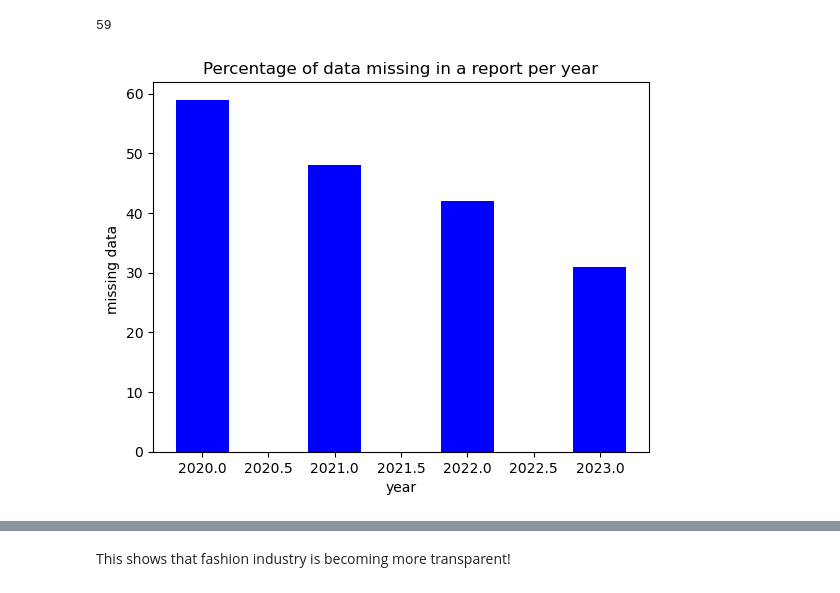
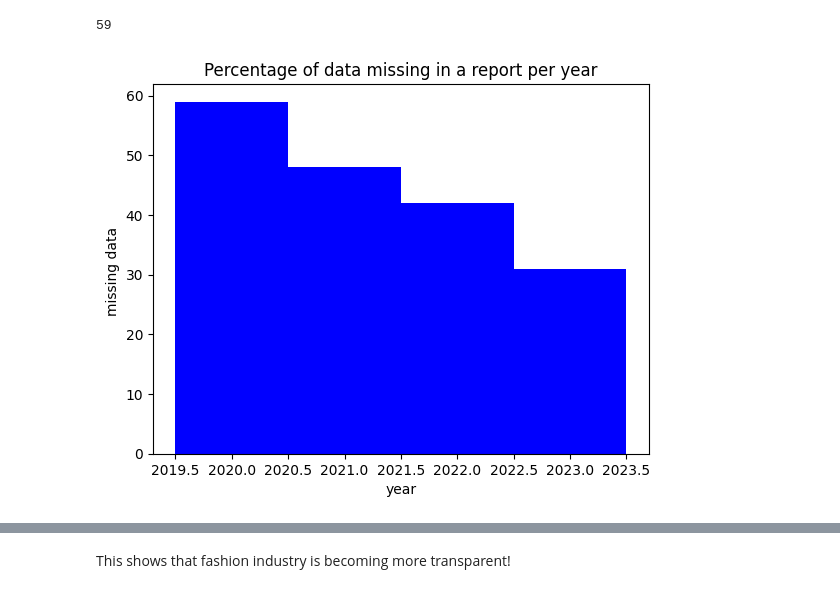
Before and after one commit to kasiasoltysiak/Plastic_Pollution-exploration, a Jupyter notebook: Apparel_brands_waste.ipynb, the cells around one changed output, grey strips where cells are left out. Saved outputs shown, nothing was run; the diff lists cells and outputs as text; code cells hidden in the pictures.

Commit message:
Updated Nike notebook and created visuals

```diff
--- a/Apparel_brands_waste.ipynb
+++ b/Apparel_brands_waste.ipynb
@@ -252,3 +247,8 @@ apparel_waste_2022.head(40)
 | 68 | Salvatore Ferragamo SpA | 2022 | 731.800000 |
 | 80 | Li-Ning | 2022 | 712.140021 |
 | 112 | New Look Retail Group | 2022 | 288.000000 |
+# %%
+#How many companies did not give the data in 2023? 15
+apparel_waste_2023.isna().sum()
+Missing2023 = apparel_waste_2023['Waste generated'].isna().sum()
+Missing2023
@@ -278,18 +285,18 @@ missing_percent2020
 # %%
 #let's compare missing data percentage
 missing_data = [missing_percent2023, missing_percent2022, missing_percent2021, missing_percent2020]
 year = [2023, 2022, 2021, 2020]
 
 fig = plt.figure()
 
 # creating the bar plot
 plt.bar(year , missing_data, color ='blue',
-        width = 0.4)
+        width = 1)
 
 plt.xlabel("year")
 plt.ylabel("missing data ")
 plt.title("Percentage of data missing in a report per year")
 
 plt.show()
 # %% [output]
-[figure, old version]
+[figure, new version]
```
Also changed, not shown: parts of 10 cells of this notebook, 6 other files.
